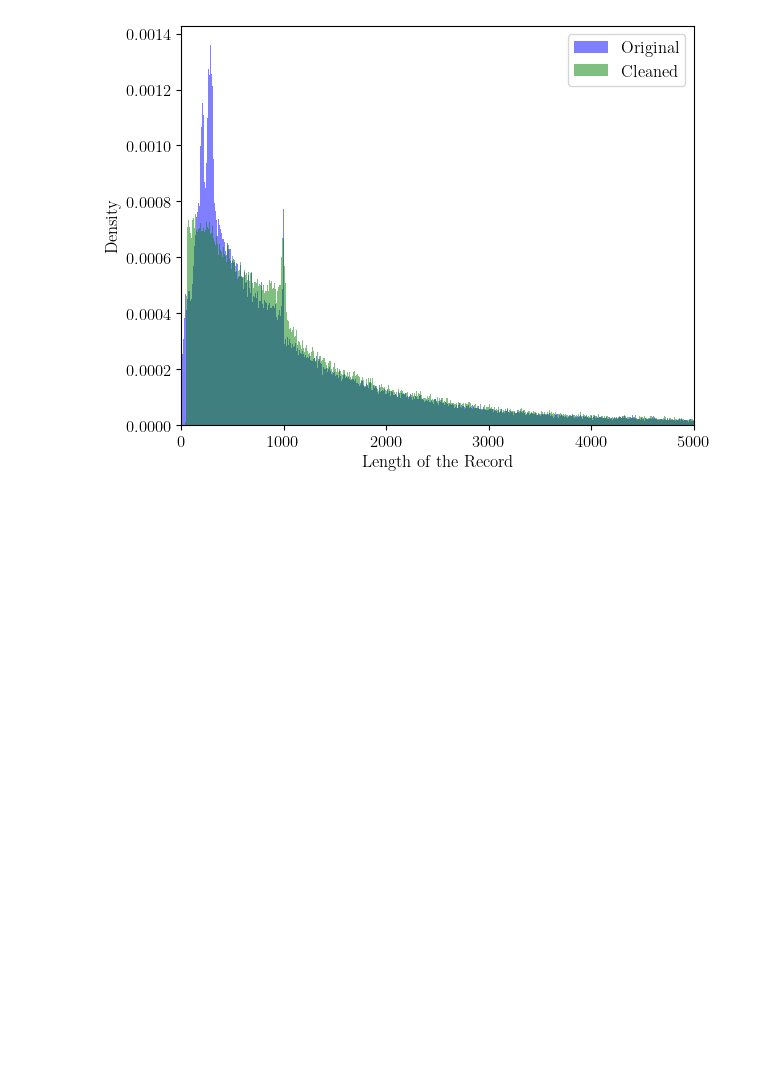
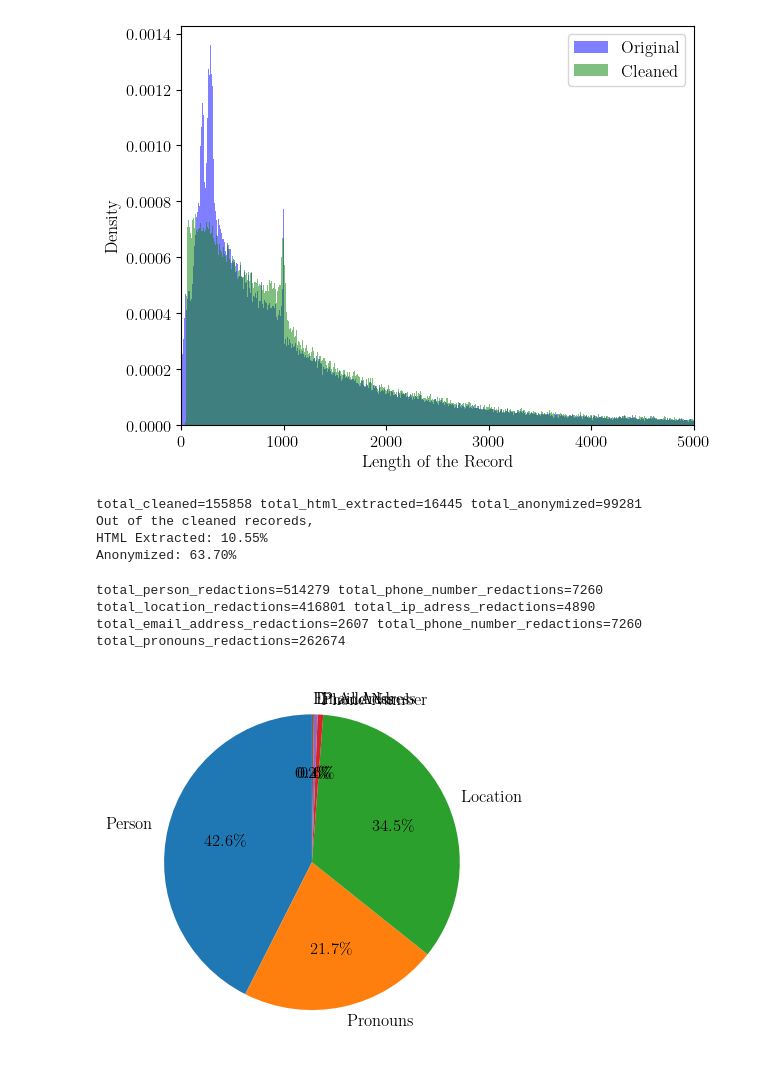
Before and after one commit to IsuraManchanayake/pipe, a Jupyter notebook: inspect.ipynb, the cells around one changed output. Cells and saved outputs as stored; diff of their text form; code cells hidden in the pictures; blank space fills up the shorter version.

```diff
--- a/inspect.ipynb
+++ b/inspect.ipynb
@@ -85,3 +86,65 @@ plt.savefig('insights/cleaned-vs-omit-lengths.pdf', bbox_inches='tight')
 plt.show()
 # %% [output]
 [figure]
+# %%
+total_cleaned = 0
+total_html_extracted = 0
+total_anonymized = 0
+for cleaned_record in cleaned_records:
+    total_cleaned += 1
+    if cleaned_record['html_extracted']:
+        total_html_extracted += 1
+    if cleaned_record['anonymized']:
+        total_anonymized += 1
+print(f'{total_cleaned=} {total_html_extracted=} {total_anonymized=}')
+print('Out of the cleaned recoreds,')
+print(f'HTML Extracted: {100*total_html_extracted/total_cleaned:.2f}%')
+print(f'Anonymized: {100*total_anonymized/total_cleaned:.2f}%')
+# %% [output]
+total_cleaned=155858 total_html_extracted=16445 total_anonymized=99281
+Out of the cleaned recoreds,
+HTML Extracted: 10.55%
+Anonymized: 63.70%
+# %%
+total_person_redactions = 0
+total_location_redactions = 0
+total_ip_adress_redactions = 0
+total_email_address_redactions = 0
+total_phone_number_redactions = 0
+total_pronouns_redactions = 0
+
+from pipelib.components.modifiers.pii import PIIModifier
+
+pronoun_pattern = '|'.join([re.escape(val) for val in PIIModifier.PRONOUN_MAP.values()])
+
+for cleaned_record in cleaned_records:
+    if cleaned_record['anonymized']:
+        text = cleaned_record['cleaned']
+        total_person_redactions += len(re.findall(f'(?=<PERSON>)', text))
+        total_location_redactions += len(re.findall(f'(?=<LOCATION>)', text))
+        total_ip_adress_redactions += len(re.findall(f'(?=<IP_ADDRESS>)', text))
+        total_email_address_redactions += len(re.findall(f'(?=<EMAIL_ADDRESS>)', text))
+        total_phone_number_redactions += len(re.findall(f'(?=<PHONE_NUMBER>)', text))
+
+        total_pronouns_redactions += len(re.findall(pronoun_pattern, text))
+
+
+print(f'{total_person_redactions=} {total_phone_number_redactions=}')
+print(f'{total_location_redactions=} {total_ip_adress_redactions=}')
+print(f'{total_email_address_redactions=} {total_phone_number_redactions=}')
+print(f'{total_pronouns_redactions=}')
+# %% [output]
+total_person_redactions=514279 total_phone_number_redactions=7260
+total_location_redactions=416801 total_ip_adress_redactions=4890
+total_email_address_redactions=2607 total_phone_number_redactions=7260
+total_pronouns_redactions=262674
+# %%
+# draw a pie chart for the counts of redactions
+fig, ax = plt.subplots()
+sizes = [total_person_redactions, total_pronouns_redactions, total_location_redactions, total_phone_number_redactions, total_ip_adress_redactions, total_email_address_redactions]
+labels = ['Person', 'Pronouns', 'Location', 'Phone Number', 'IP Address', 'Email Address']
+# explode = [0, 0, 0, 0.5, 0.1, 0.1]
+ax.pie(sizes, labels=labels, autopct='%1.1f%%', startangle=90,  labeldistance=1.1)
+plt.show()
+# %% [output]
+[figure, added]
```
Also changed, not shown: parts of 3 cells of this notebook, 13 other files.
